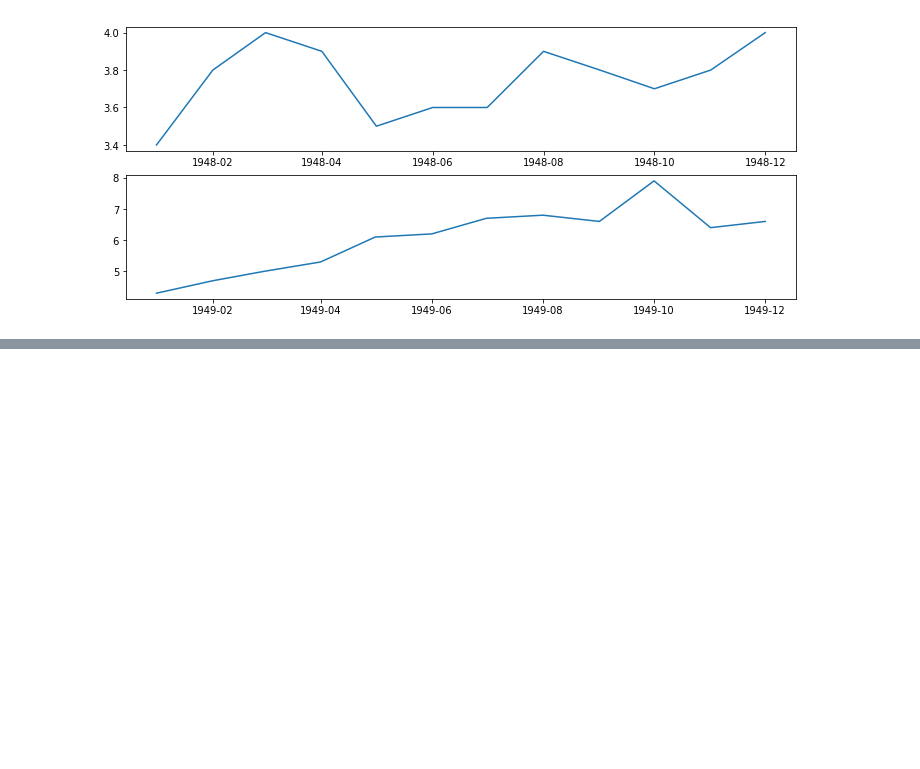
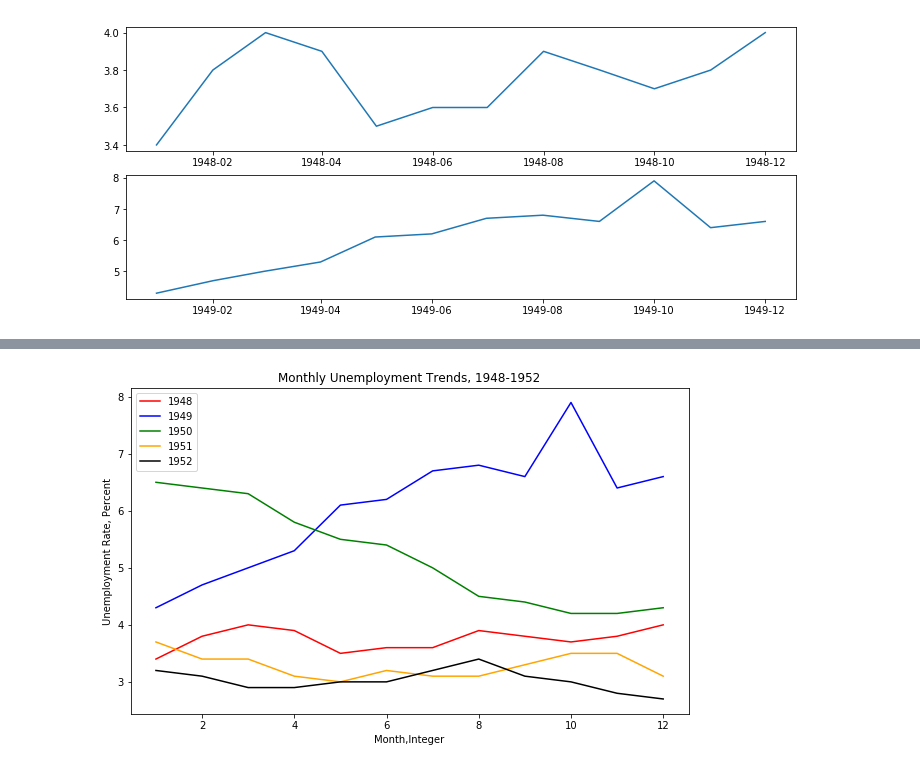
Before and after one commit to vaishujai/DataViz_with_Python, a Jupyter notebook: Unemployement Rate Analysis.ipynb, the cells around one changed output, grey strips where cells are left out. Saved outputs shown, nothing was run; the diff lists cells and outputs as text; code cells hidden in the pictures; blank space fills up the shorter version.

```diff
--- a/Unemployement Rate Analysis.ipynb
+++ b/Unemployement Rate Analysis.ipynb
@@ -45,0 +74,18 @@ plt.show()
+# %%
+fig = plt.figure(figsize=(10,6))
+colors = ['red', 'blue', 'green', 'orange', 'black']
+year = ['1948','1949','1950','1951','1952']
+for i in range(5):
+    start_index = i*12
+    end_index = (i+1)*12
+    subset = unrate[start_index:end_index]
+    plt.plot(subset['MONTH'], subset['VALUE'], c=colors[i],label = year[i])
+plt.legend(loc = 'upper left')
+plt.xlabel('Month,Integer')
+plt.ylabel('Unemployment Rate, Percent')
+plt.title('Monthly Unemployment Trends, 1948-1952')
+
+
+plt.show()
+# %% [output]
+[figure, added]
```
Also changed, not shown: parts of 2 cells of this notebook.
